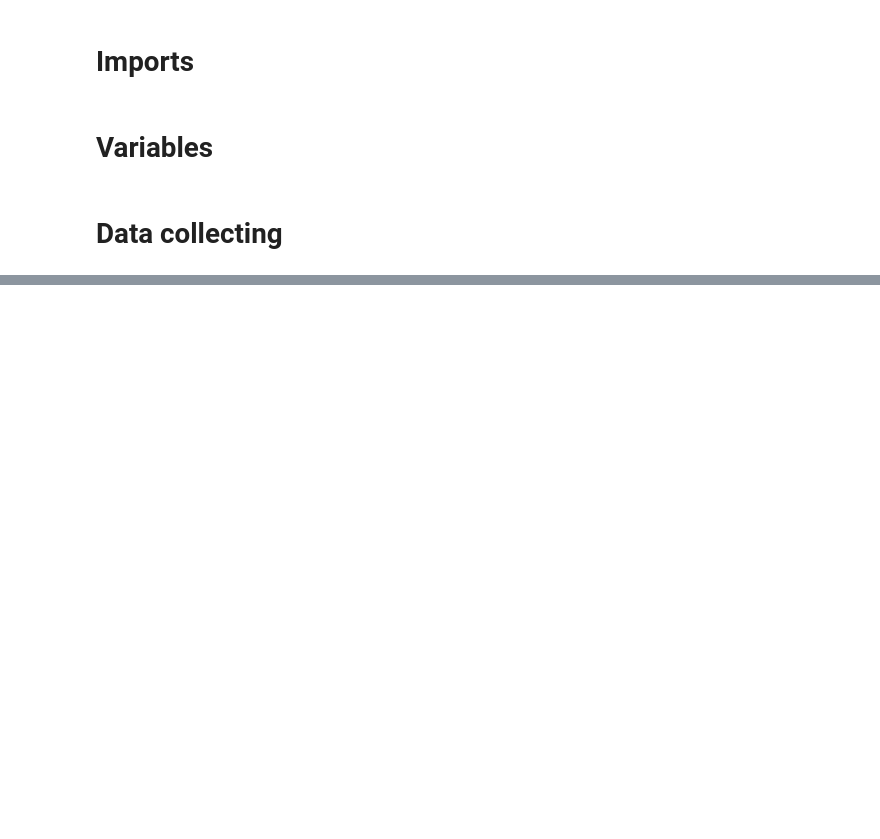
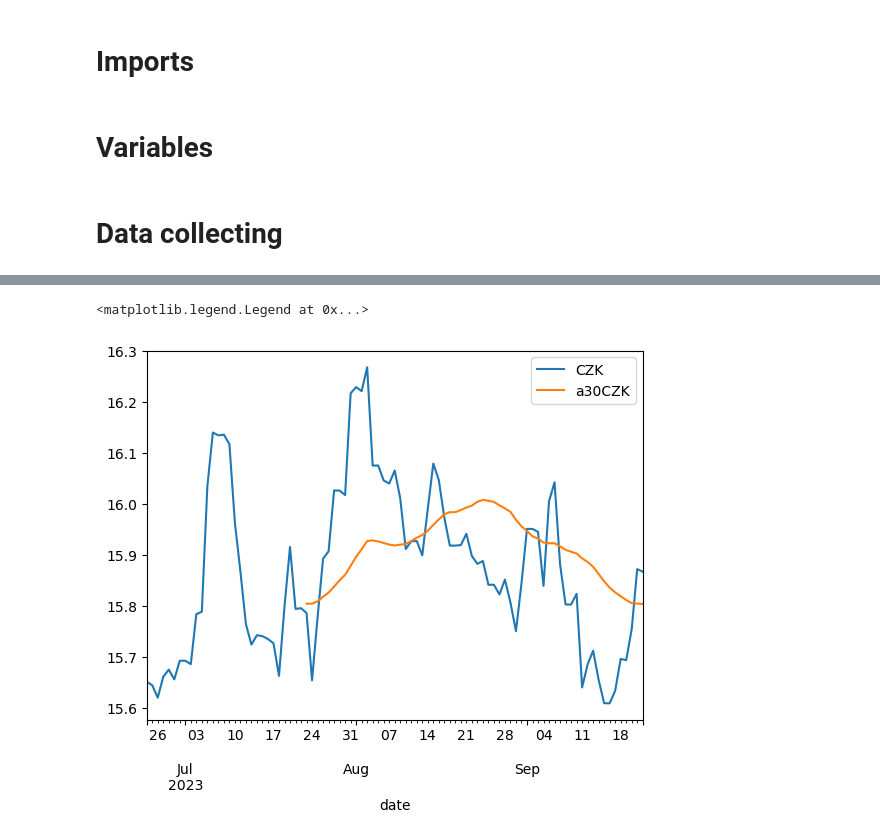
Before and after one commit to kovacsja/currancy_rate_req, a Jupyter notebook: rates.ipynb, the cells around one changed output, grey strips where cells are left out. Cells and saved outputs as stored; diff of their text form; code cells hidden in the pictures; blank space fills up the shorter version.

```diff
--- a/rates.ipynb
+++ b/rates.ipynb
@@ -41,0 +50,6 @@ dfa.plot(kind="line", x="date", y=["EUR", "aEUR", "USD", "aUSD"])
+# %%
+
+dfa.plot(kind="line", x="date", y=["CZK", "a30CZK"]).legend(loc="best")
+# %% [output]
+<matplotlib.legend.Legend at 0x...>
+[figure, added]
```
Also changed, not shown: parts of 6 cells of this notebook, 1 other file.
